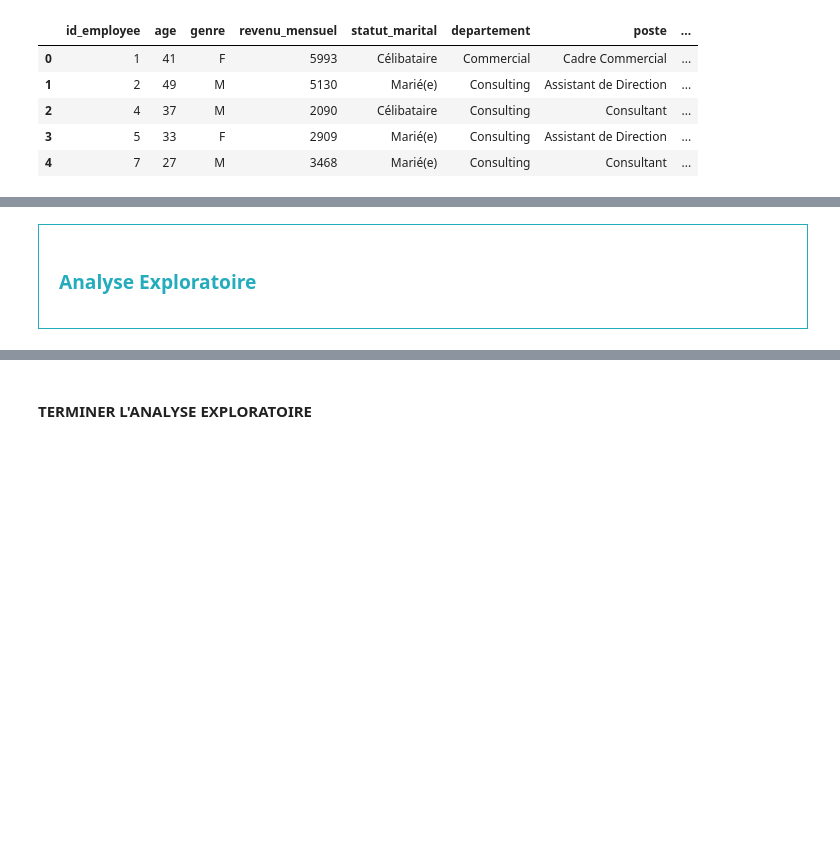
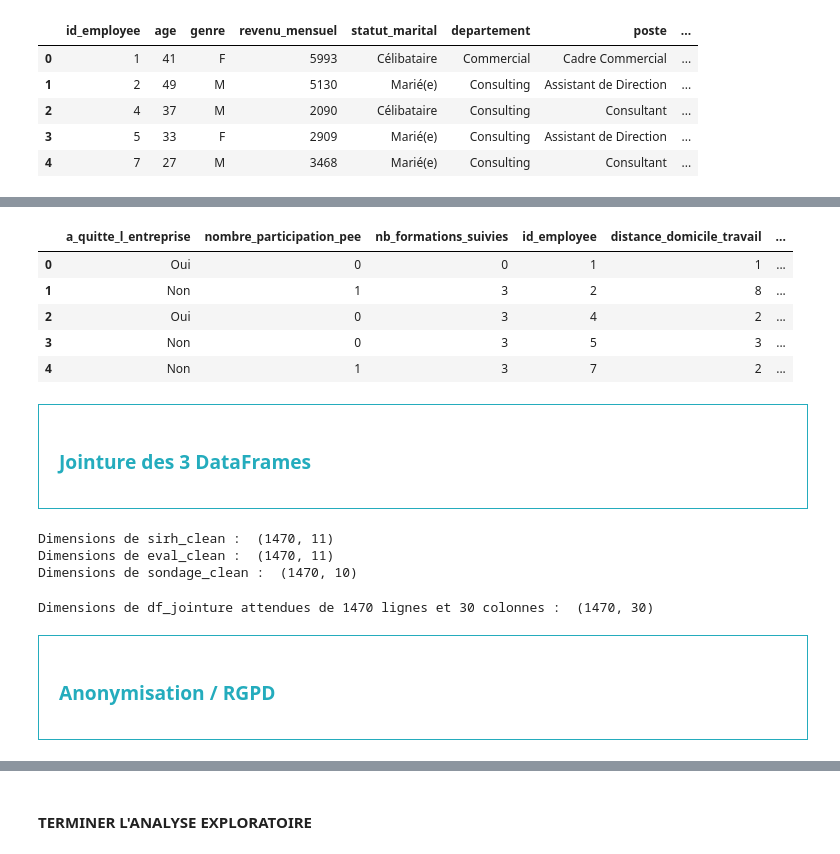
Before and after one commit to Alexis-h2/P4_OC_Classification_RH_turn_over, a Jupyter notebook: Hernandez_Alexis_1_notebook_112026.ipynb, the cells around one changed output, grey strips where cells are left out. Drawn from its saved outputs; the diff is of its cells as text; code cells hidden in the pictures; blank space fills up the shorter version.

```diff
--- a/Hernandez_Alexis_1_notebook_112026.ipynb
+++ b/Hernandez_Alexis_1_notebook_112026.ipynb
@@ -77,0 +193,13 @@ sondage.head()
+# %%
+sondage_clean.head()
+# %% [output]
+|  | a_quitte_l_entreprise | nombre_participation_pee | nb_formations_suivies | id_employee | distance_domicile_travail | ... |
+| 0 | Oui | 0 | 0 | 1 | 1 | ... |
+| 1 | Non | 1 | 3 | 2 | 8 | ... |
+| 2 | Oui | 0 | 3 | 4 | 2 | ... |
+| 3 | Non | 0 | 3 | 5 | 3 | ... |
+| 4 | Non | 1 | 3 | 7 | 2 | ... |
+# %% [markdown]
+<div style="border: 1px solid RGB(36,172,189);" >
+<h3 style="margin: auto; padding: 20px; color: RGB(36,172,189); ">Jointure des 3 DataFrames</h3>
+</div>
@@ -78,4 +211,18 @@ sondage.head()
+# %%
+# On se rappelle les dimensions des df de base
+print("Dimensions de sirh_clean : ", sirh_clean.shape)
+print("Dimensions de eval_clean : ", eval_clean.shape)
+print("Dimensions de sondage_clean : ", sondage_clean.shape)
+# %% [output]
+Dimensions de sirh_clean :  (1470, 11)
+Dimensions de eval_clean :  (1470, 11)
+Dimensions de sondage_clean :  (1470, 10)
+# %%
+# On vérifie si la jointure est bien réalisée
+print("Dimensions de df_jointure attendues de 1470 lignes et 30 colonnes : ", df_jointure.shape)
+# %% [output]
+Dimensions de df_jointure attendues de 1470 lignes et 30 colonnes :  (1470, 30)
 # %% [markdown]
 <div style="border: 1px solid RGB(36,172,189);" >
-<h3 style="margin: auto; padding: 20px; color: RGB(36,172,189); ">Analyse Exploratoire</h3>
+<h3 style="margin: auto; padding: 20px; color: RGB(36,172,189); ">Anonymisation / RGPD</h3>
 </div>
```
Also changed, not shown: parts of 26 cells of this notebook, 3 other files.
